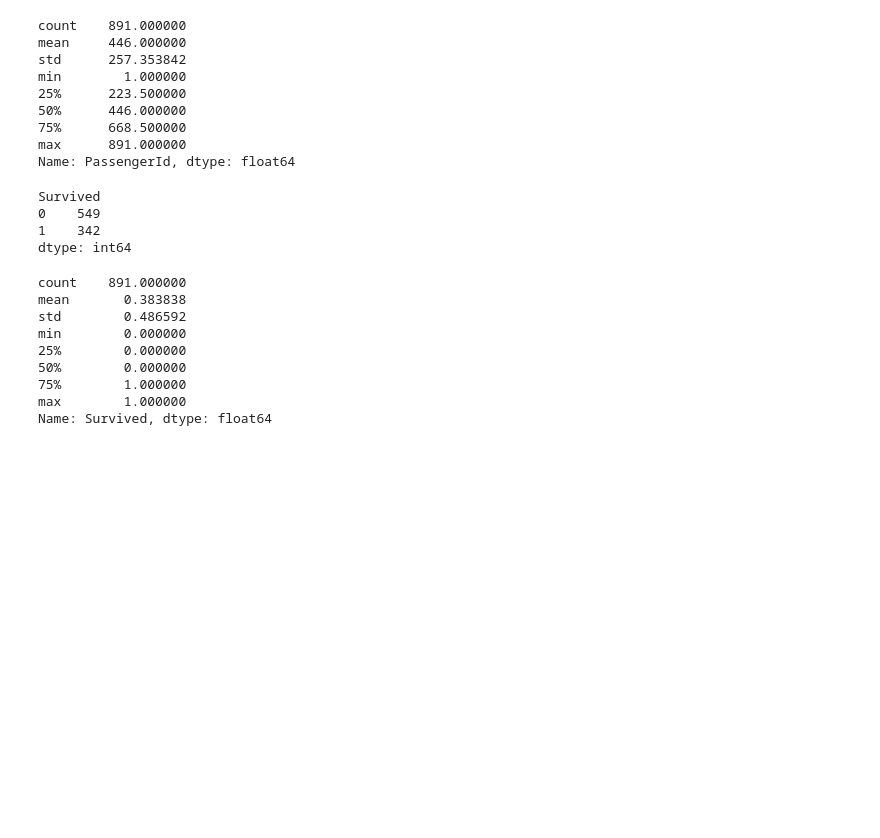
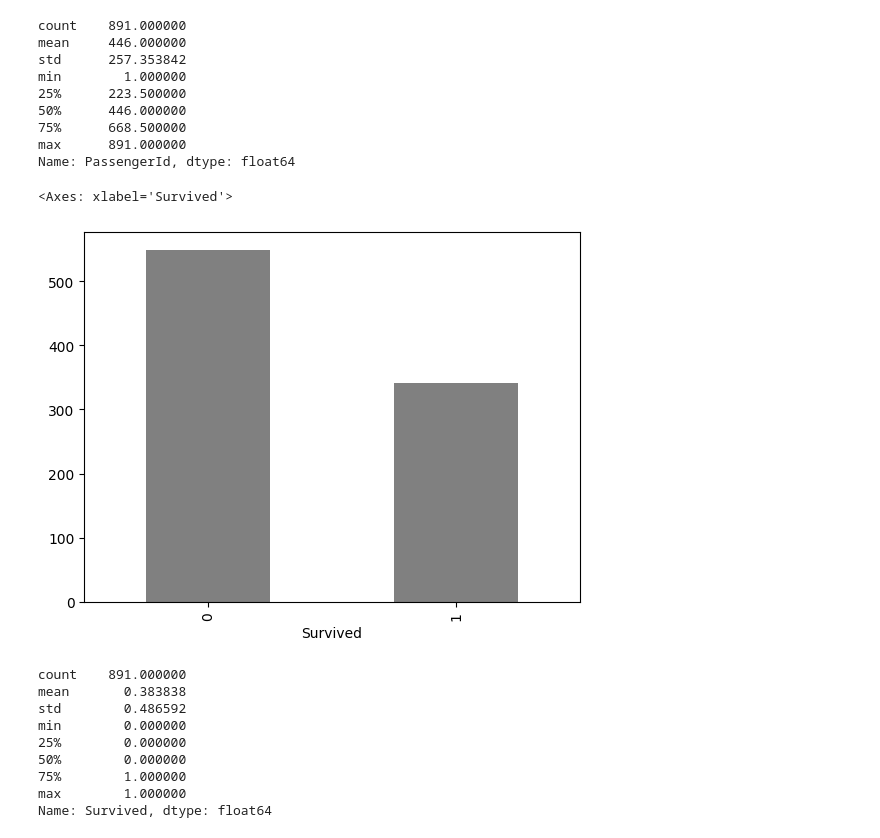
Before and after one commit to kmendesDev/project_titanic, a Jupyter notebook: data_cleaning_titanic.ipynb, the cells around one changed output. Saved outputs shown, nothing was run; the diff lists cells and outputs as text; code cells hidden in the pictures; blank space fills up the shorter version.

```diff
--- a/data_cleaning_titanic.ipynb
+++ b/data_cleaning_titanic.ipynb
@@ -233,12 +233,11 @@ Name: PassengerId, dtype: float64
 # %%
 # Coluna Survived:
 # Informa a quantidade de 0 e 1 indicando com 1 os que sobreviveram e com 0 os que não conseguiram.
-training_data.groupby(['Survived']).size()
+training_data.groupby(['Survived']).size().plot.bar(color='gray')
+print("quantidade de sobreviventes: "+str())
 # %% [output]
-Survived
-0    549
-1    342
-dtype: int64
+<Axes: xlabel='Survived'>
+[figure, added]
 # %%
 # Verificando a quantidade de itens na coluna Survived
 training_data['Survived'].describe()
```
Also changed, not shown: parts of 44 cells of this notebook.
